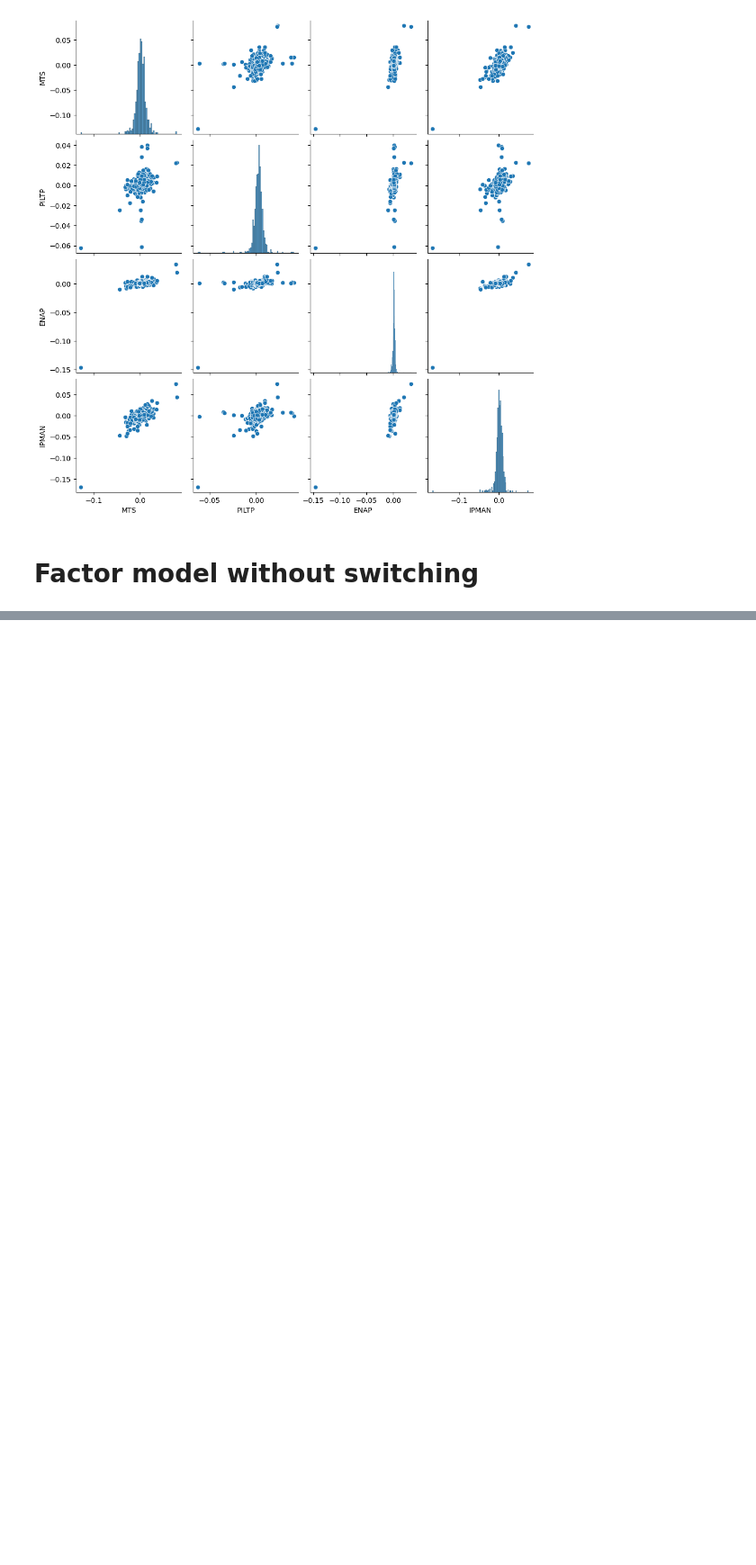
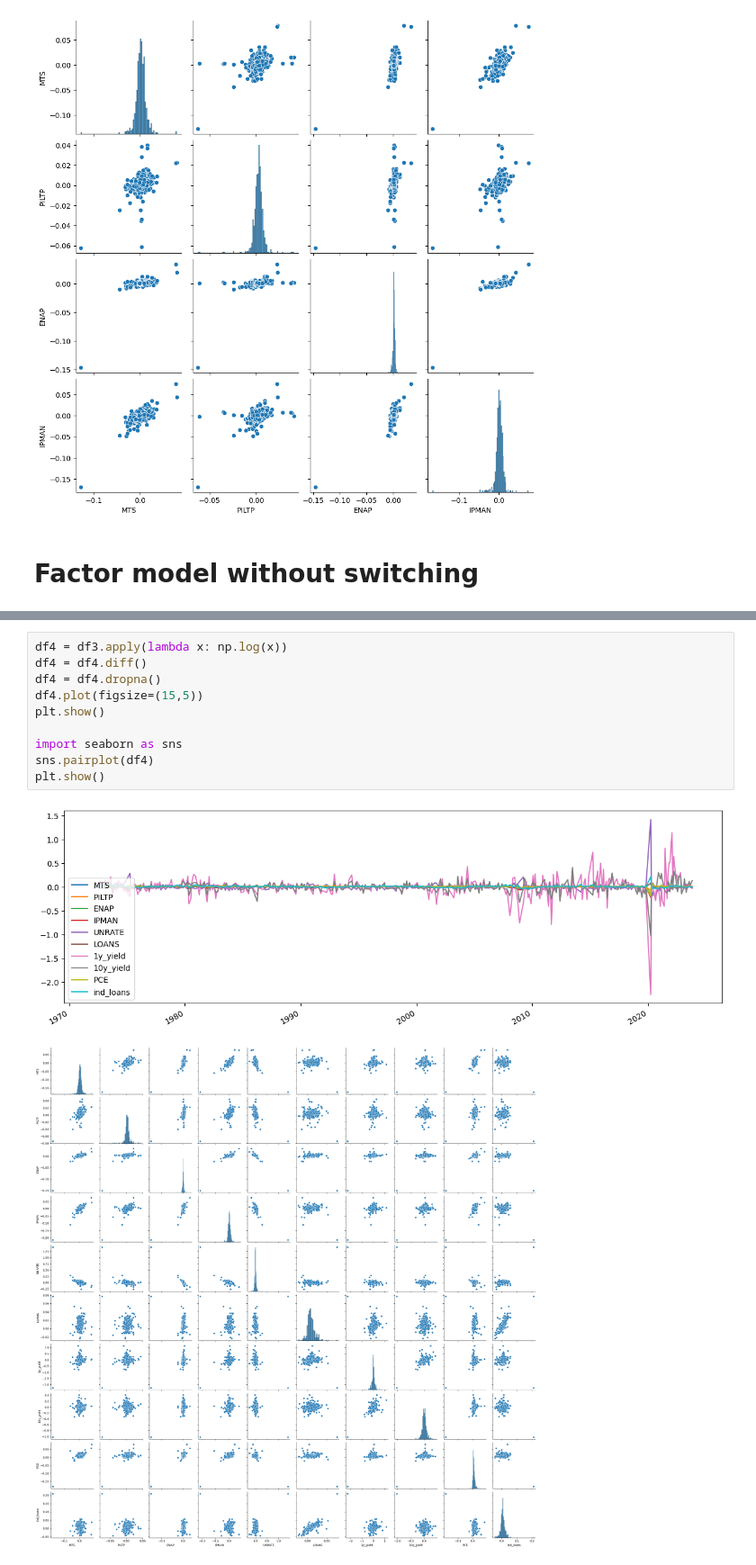
Before and after one commit to WildCry/DfmMs-model, a Jupyter notebook: analysis.ipynb, the cells around one changed output, grey strips where cells are left out. Shown at 90% size. Cells and saved outputs as stored; diff of their text form; blank space fills up the shorter version.

```diff
--- a/analysis.ipynb
+++ b/analysis.ipynb
@@ -164,0 +195,13 @@ Warnings:
+# %%
+df4 = df3.apply(lambda x: np.log(x))
+df4 = df4.diff()
+df4 = df4.dropna()
+df4.plot(figsize=(15,5))
+plt.show()
+
+import seaborn as sns
+sns.pairplot(df4)
+plt.show()
+# %% [output]
+[figure, added]
+[figure, added]
```
Also changed, not shown: parts of 15 cells of this notebook, 1 other file.
